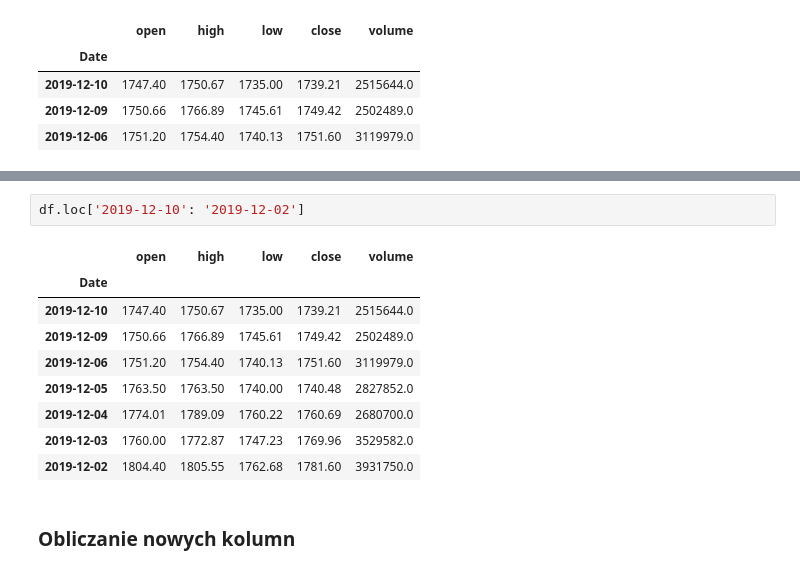
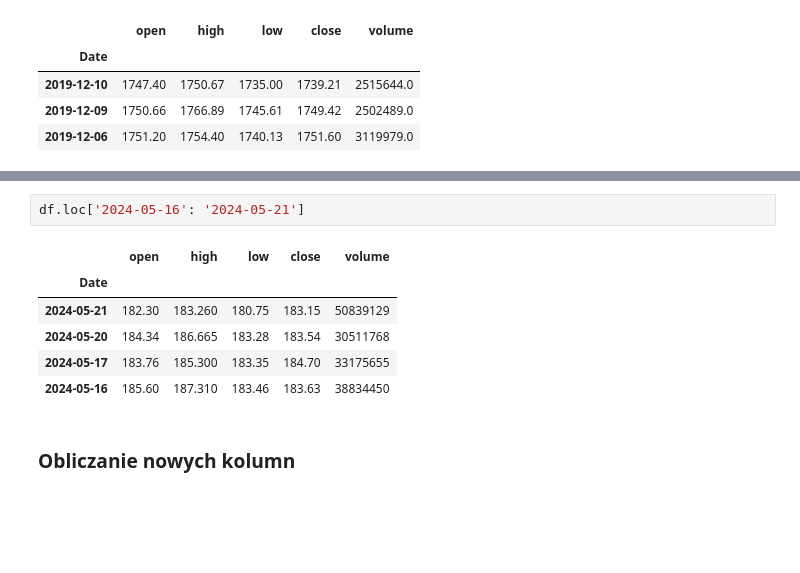
Before and after one commit to radziot/data-science-bootcamp, a Jupyter notebook: 02_analiza_danych/02_dane_gieldowe.ipynb, the cells around one changed output, grey strips where cells are left out. Saved outputs shown, nothing was run; the diff lists cells and outputs as text; blank space fills up the shorter version.

```diff
--- a/02_analiza_danych/02_dane_gieldowe.ipynb
+++ b/02_analiza_danych/02_dane_gieldowe.ipynb
@@ -373,15 +390,12 @@ df
-# %%
-df.loc['2019-12-10': '2019-12-02']
-# %% [output]
-|  | open | high | low | close | volume |
-| Date |  |  |  |  |  |
-| 2019-12-10 | 1747.40 | 1750.67 | 1735.00 | 1739.21 | 2515644.0 |
-| 2019-12-09 | 1750.66 | 1766.89 | 1745.61 | 1749.42 | 2502489.0 |
-| 2019-12-06 | 1751.20 | 1754.40 | 1740.13 | 1751.60 | 3119979.0 |
-| 2019-12-05 | 1763.50 | 1763.50 | 1740.00 | 1740.48 | 2827852.0 |
-| 2019-12-04 | 1774.01 | 1789.09 | 1760.22 | 1760.69 | 2680700.0 |
-| 2019-12-03 | 1760.00 | 1772.87 | 1747.23 | 1769.96 | 3529582.0 |
-| 2019-12-02 | 1804.40 | 1805.55 | 1762.68 | 1781.60 | 3931750.0 |
+# %%
+df.loc['2024-05-16': '2024-05-21']
+# %% [output]
+|  | open | high | low | close | volume |
+| Date |  |  |  |  |  |
+| 2024-05-21 | 182.30 | 183.260 | 180.75 | 183.15 | 50839129 |
+| 2024-05-20 | 184.34 | 186.665 | 183.28 | 183.54 | 30511768 |
+| 2024-05-17 | 183.76 | 185.300 | 183.35 | 184.70 | 33175655 |
+| 2024-05-16 | 185.60 | 187.310 | 183.46 | 183.63 | 38834450 |
 # %% [markdown]
 ### <a name='a6'></a> Obliczanie nowych kolumn
 # %%
```
Also changed, not shown: parts of 25 cells of this notebook.
